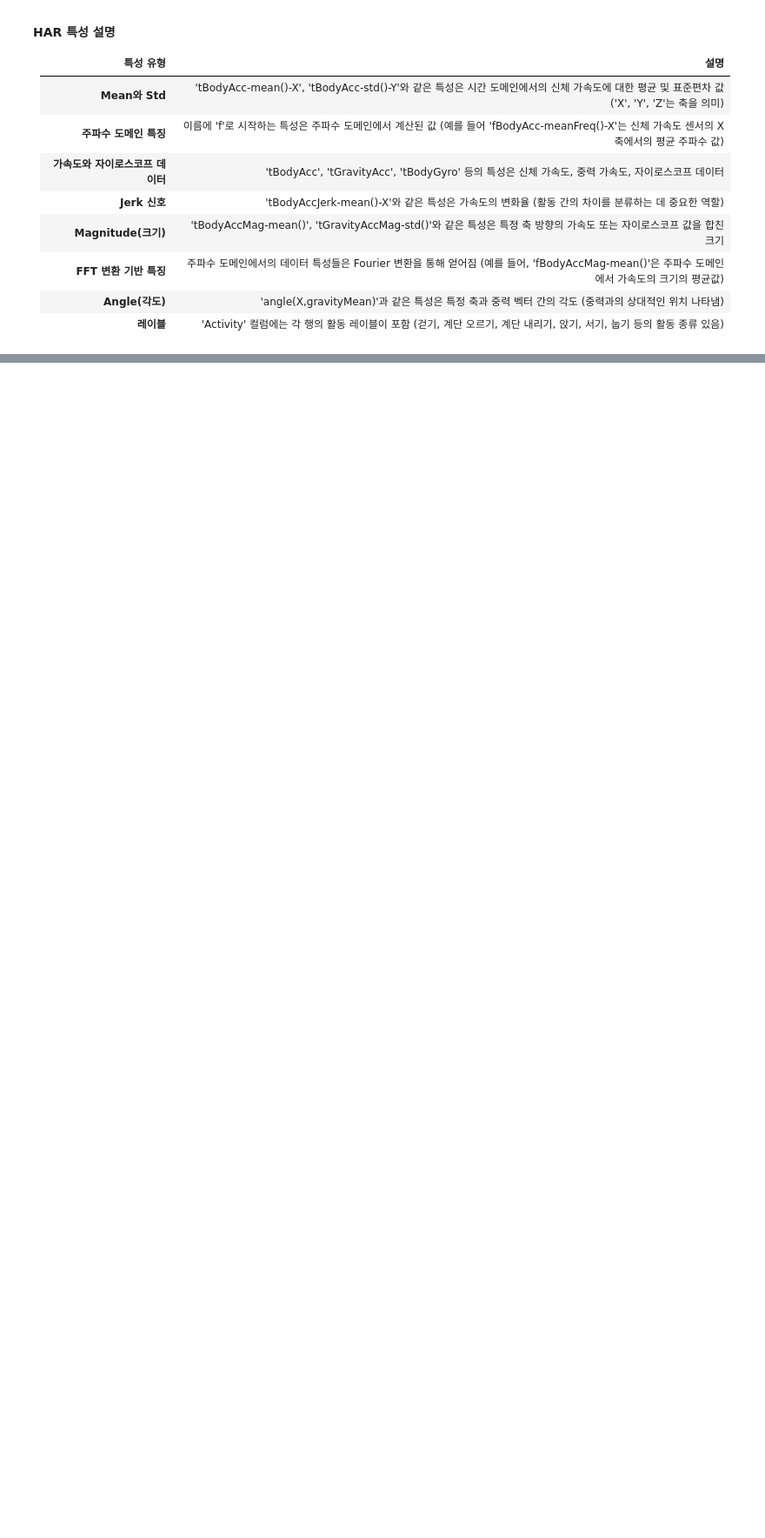
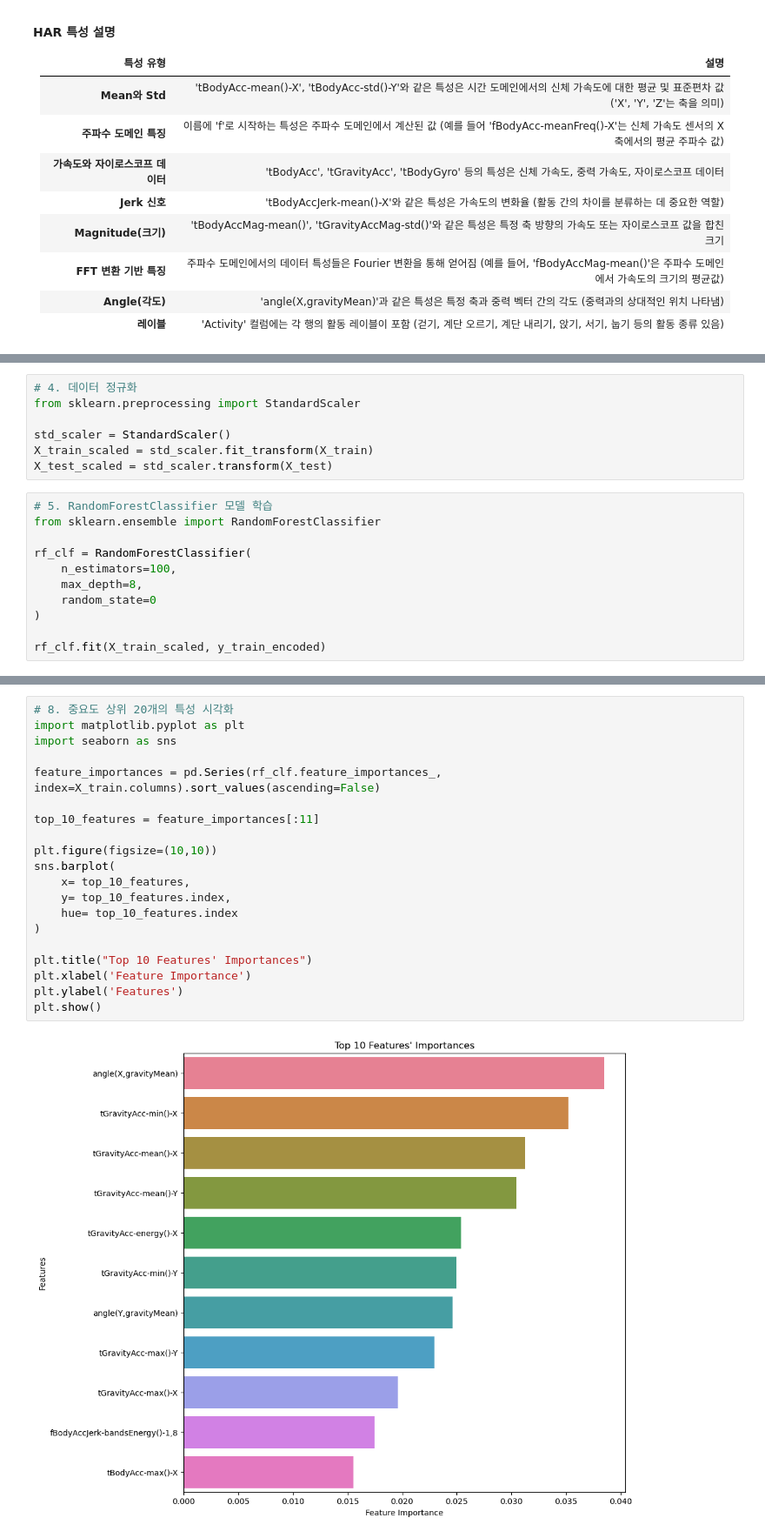
Before and after one commit to Hoonieboogie/machine_learning, a Jupyter notebook: 05_ensemble/02_RandomForest.ipynb, the cells around one changed output, grey strips where cells are left out. Shown at 87% size. Cells and saved outputs as stored; diff of their text form; blank space fills up the shorter version.

Commit message:
RandomForest practice complete

```diff
--- a/05_ensemble/02_RandomForest.ipynb
+++ b/05_ensemble/02_RandomForest.ipynb
@@ -215,0 +252,18 @@ https://www.kaggle.com/datasets/uciml/human-activity-recognition-with-smartphone
+# %%
+# 4. 데이터 정규화
+from sklearn.preprocessing import StandardScaler
+
+std_scaler = StandardScaler()
+X_train_scaled = std_scaler.fit_transform(X_train)
+X_test_scaled = std_scaler.transform(X_test)
+# %%
+# 5. RandomForestClassifier 모델 학습
+from sklearn.ensemble import RandomForestClassifier
+
+rf_clf = RandomForestClassifier(
+    n_estimators=100,
+    max_depth=8,
+    random_state=0
+)
+
+rf_clf.fit(X_train_scaled, y_train_encoded)
@@ -215,0 +284,22 @@ https://www.kaggle.com/datasets/uciml/human-activity-recognition-with-smartphone
+# %%
+# 8. 중요도 상위 20개의 특성 시각화
+import matplotlib.pyplot as plt
+import seaborn as sns
+
+feature_importances = pd.Series(rf_clf.feature_importances_, index=X_train.columns).sort_values(ascending=False)
+
+top_10_features = feature_importances[:11]
+
+plt.figure(figsize=(10,10))
+sns.barplot(
+    x= top_10_features,
+    y= top_10_features.index,
+    hue= top_10_features.index
+)
+
+plt.title("Top 10 Features' Importances")
+plt.xlabel('Feature Importance')
+plt.ylabel('Features')
+plt.show()
+# %% [output]
+[figure, added]
```
Also changed, not shown: parts of 8 cells of this notebook, 1 other file.
